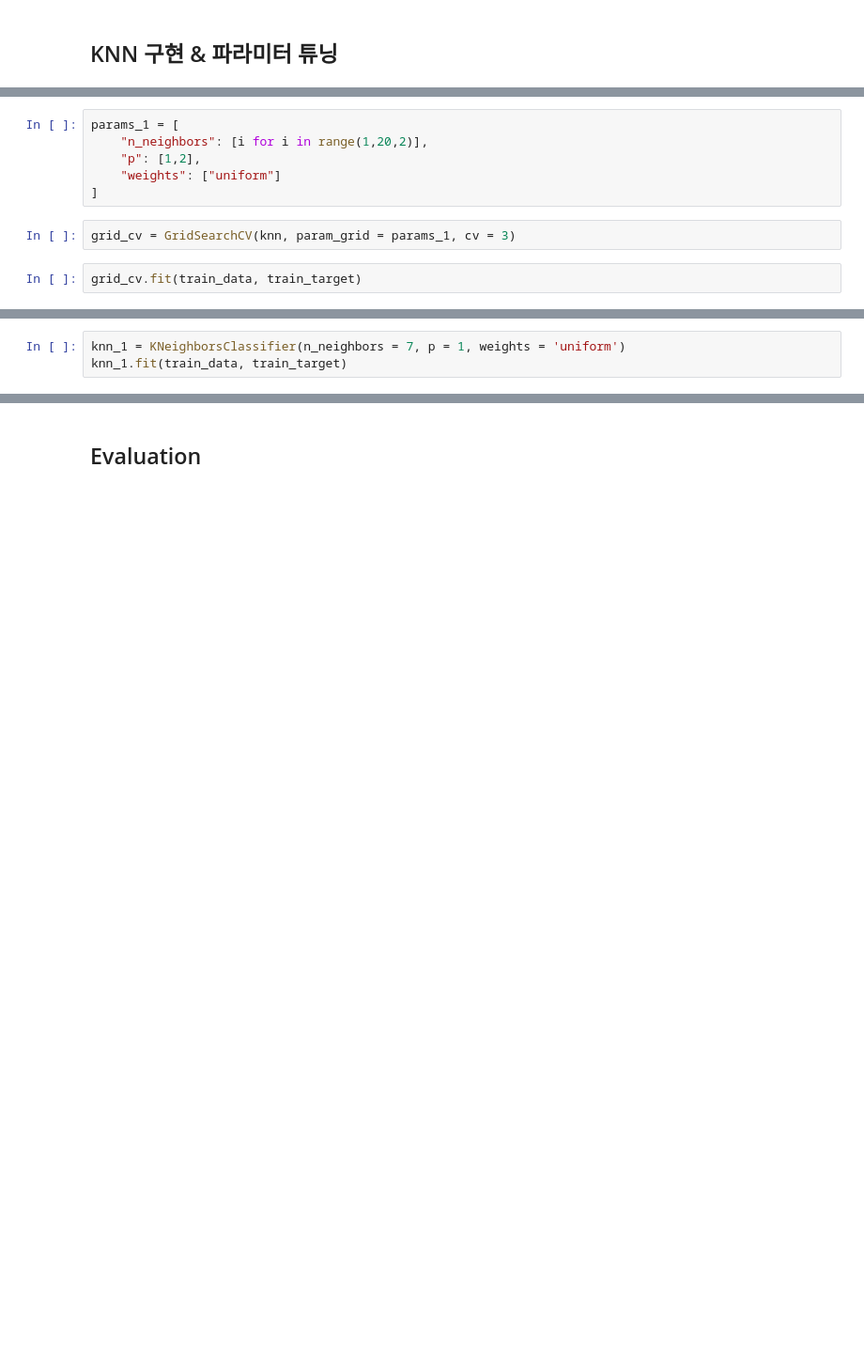
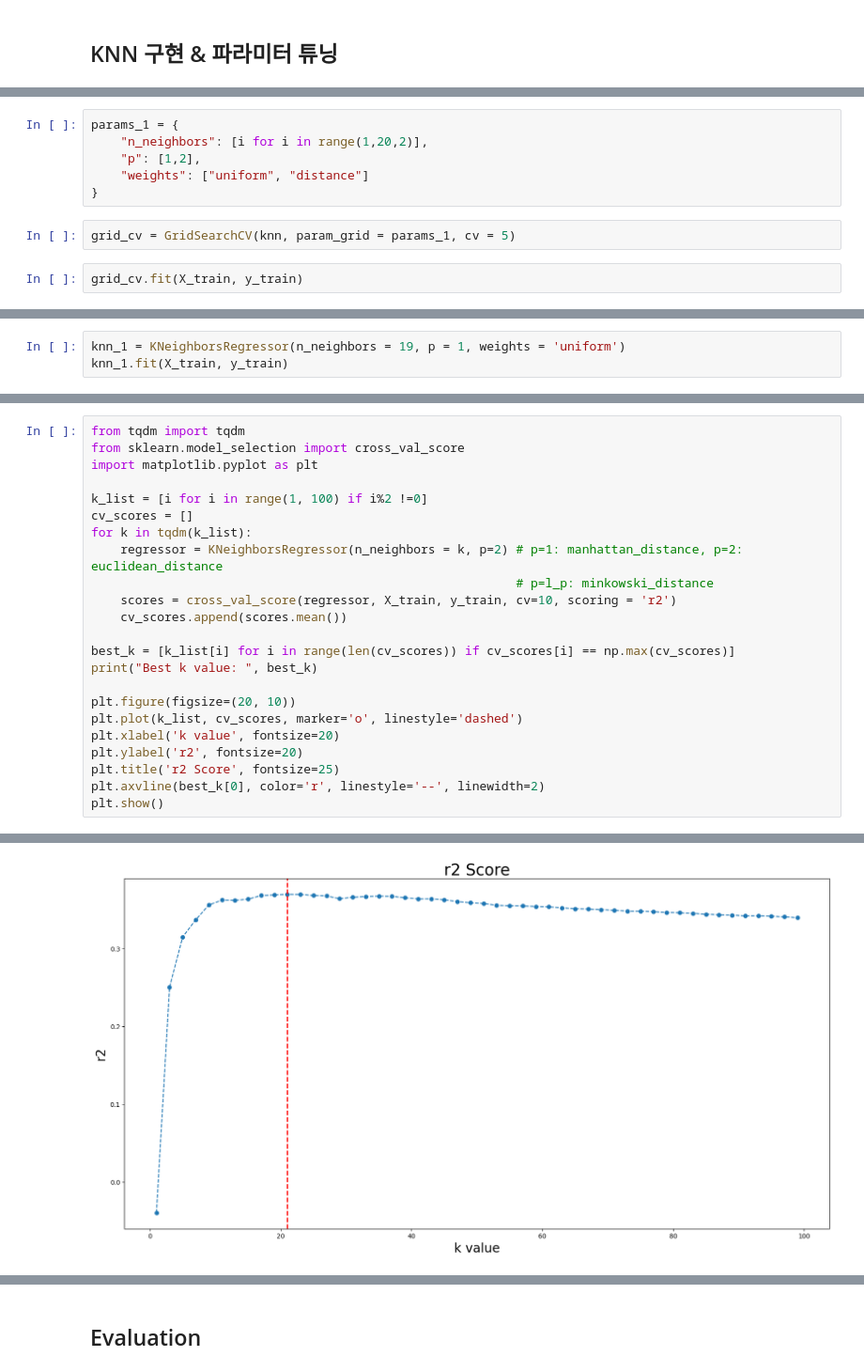
Before and after one commit to the-hwistle/Tobigs19, a Jupyter notebook: Week4_KNN.ipynb, the cells around one changed output, grey strips where cells are left out. Shown at 94% size. Drawn from its saved outputs; the diff is of its cells as text; blank space fills up the shorter version.

```diff
--- a/Week4_KNN.ipynb
+++ b/Week4_KNN.ipynb
@@ -195,10 +192,10 @@ knn = KNeighborsClassifier()
 # %%
-params_1 = [
+params_1 = {
     "n_neighbors": [i for i in range(1,20,2)],
     "p": [1,2],
-    "weights": ["uniform"]
-]
+    "weights": ["uniform", "distance"]
+}
 # %%
-grid_cv = GridSearchCV(knn, param_grid = params_1, cv = 3)
+grid_cv = GridSearchCV(knn, param_grid = params_1, cv = 5)
 # %%
-grid_cv.fit(train_data, train_target)
+grid_cv.fit(X_train, y_train)
@@ -207,3 +210,3 @@ grid_cv.best_params_
 # %%
-knn_1 = KNeighborsClassifier(n_neighbors = 7, p = 1, weights = 'uniform')
-knn_1.fit(train_data, train_target)
+knn_1 = KNeighborsRegressor(n_neighbors = 19, p = 1, weights = 'uniform')
+knn_1.fit(X_train, y_train)
@@ -222,0 +222,24 @@ print(cm_)
+# %%
+from tqdm import tqdm
+from sklearn.model_selection import cross_val_score
+import matplotlib.pyplot as plt
+
+k_list = [i for i in range(1, 100) if i%2 !=0]
+cv_scores = []
+for k in tqdm(k_list):
+    regressor = KNeighborsRegressor(n_neighbors = k, p=2) # p=1: manhattan_distance, p=2: euclidean_distance
+                                                          # p=l_p: minkowski_distance
+    scores = cross_val_score(regressor, X_train, y_train, cv=10, scoring = 'r2')
+    cv_scores.append(scores.mean())
+
+best_k = [k_list[i] for i in range(len(cv_scores)) if cv_scores[i] == np.max(cv_scores)]
+print("Best k value: ", best_k)
+
+plt.figure(figsize=(20, 10))
+plt.plot(k_list, cv_scores, marker='o', linestyle='dashed')
+plt.xlabel('k value', fontsize=20)
+plt.ylabel('r2', fontsize=20)
+plt.title('r2 Score', fontsize=25)
+plt.axvline(best_k[0], color='r', linestyle='--', linewidth=2)
+plt.show()
+# %% [output]
@@ -222,0 +247 @@ print(cm_)
+[figure, added]
```
Also changed, not shown: parts of 26 cells of this notebook.
